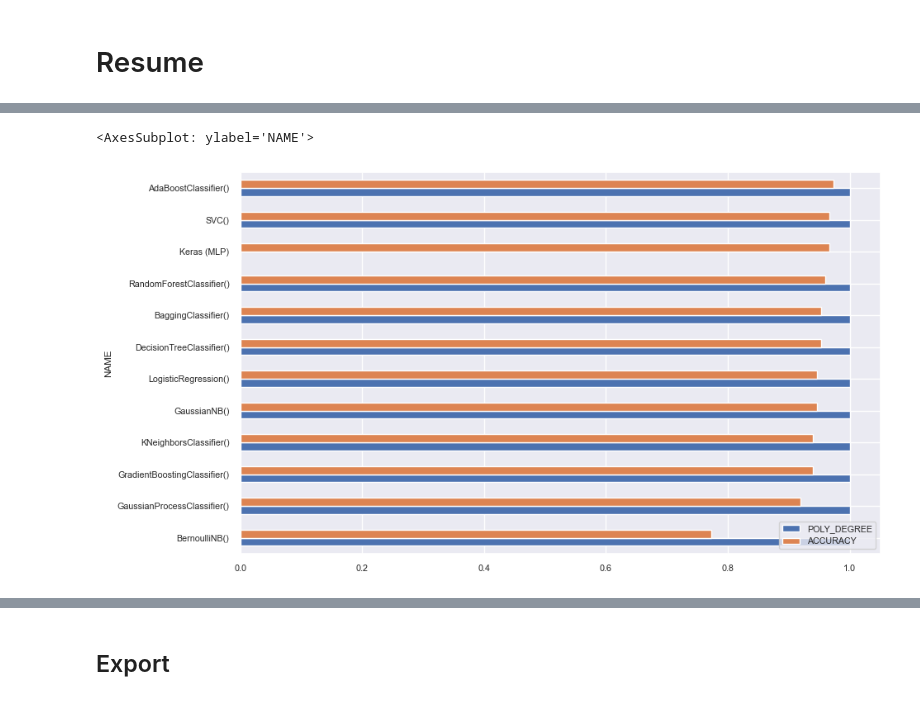
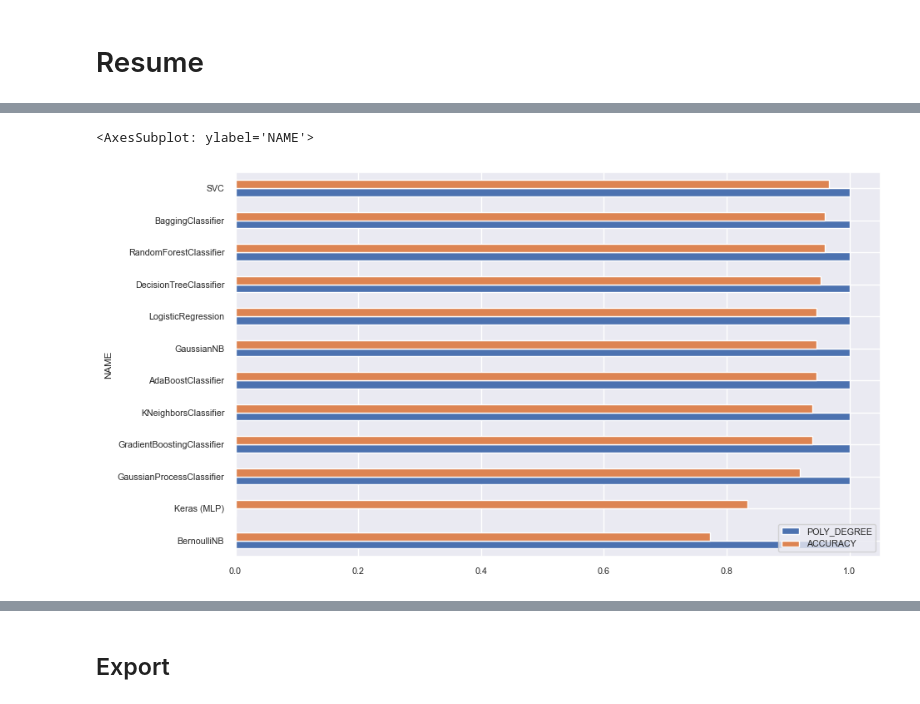
Before and after one commit to kike1985/Machine-Learning, a Jupyter notebook: 0201_Classification_Iris.ipynb, the cells around one changed output, grey strips where cells are left out. Cells and saved outputs as stored; diff of their text form; code cells hidden in the pictures.

```diff
--- a/0201_Classification_Iris.ipynb
+++ b/0201_Classification_Iris.ipynb
@@ -1243,8 +1977,8 @@ The model BaggingClassifier() has a degree of accuracy of 95.33%.
 # %% [markdown]
 ### Boosting
 # %%
-param_grid = {'classifier__model__base_estimator': [LogisticRegression(), DecisionTreeClassifier(),
-                                                    GaussianNB(), BernoulliNB()],
+param_grid = {'classifier__model__estimator': [LogisticRegression(), DecisionTreeClassifier(),
+                                               GaussianNB(), BernoulliNB()],
               'classifier__model__n_estimators': range(1, 21)}
 results, boosting_classifier = my_grid_search_cv(model=AdaBoostClassifier(), X=df, y=targets, results=results,
                                                  param_grid=param_grid, poly_degrees=[1])
@@ -1497,0 +2248,5 @@ Data for neural networks is mostly normalized data, not standardized.
+# %%
+df = outlier_transf.fit_transform(df)
+df = impute_transf.fit_transform(df)
+df = data_transf.fit_transform(df)
+df.head()
@@ -1550,0 +2306,5 @@ Dimensiones de los datos: (149, 4).
+# %%
+df = outlier_transf.inverse_transform(df, inv_outlier_transf_df)
+df = impute_transf.inverse_transform(df, inv_impute_transf_df)
+df = data_transf.inverse_transform(df, inv_data_transf_df)
+df.head()
@@ -1601,18 +2368,26 @@ Non-trainable params: 0
 _________________________________________________________________
 None
 # %%
-pipe = Pipeline(steps=[('preprocessor', preprocessor), ('model', keras_model)])
+pipe = Pipeline(steps=[('outlier', IrisOutlierTransformer()),
+                       ('imputer', IrisImputeTransformer()),
+                       ('transformer', IrisDataTransformer()),
+                       ('preprocessor', preprocessor),
+                       ('model', keras_model)])
 
-target_transformer = OneHotEncoder(sparse=False)
+target_transformer = OneHotEncoder(sparse_output=False)
 
 keras_estimator = MyTransformedTargetClassifier(classifier=pipe,
-                                                transformer=target_transformer)
+                                                target_transformer=target_transformer)
 
-X_val = preprocessor.fit_transform(X=X_test)
+X_val = outlier_transf.fit_transform(X=X_test)
+X_val = impute_transf.fit_transform(X=X_val)
+X_val = data_transf.fit_transform(X=X_val)
+X_val = preprocessor.fit_transform(X=X_val)
+
 y_test_re = np.reshape(y_test.values, (-1, 1))
 y_val = target_transformer.fit_transform(y_test_re)
 
-keras_estimator.fit(X_train, y_train, model__batch_size=64, model__epochs=200, model__verbose=1,
+keras_estimator.fit(X_train, y_train, model__batch_size=64, model__epochs=100, model__verbose=1,
                     model__shuffle=True, model__callbacks=[],
                     model__validation_data=(X_val, y_val))
 # %% [output]
@@ -1755,9 +2540,9 @@ results_sort
 # %%
-plt.rc('figure', figsize=(10, 6))
+plt.rc('figure', figsize=(10, results_sort.shape[0]*.5))
 results_sort[::-1].set_index('NAME').plot.barh(rot=0)
 # %% [output]
 <AxesSubplot: ylabel='NAME'>
-[figure, old version]
+[figure, new version]
 # %%
 print(
     f'Best tentative algorithm "{results_sort.iloc[0].NAME}" with ACCURACY={results_sort.iloc[0].ACCURACY}.')
```
Also changed, not shown: parts of 142 cells of this notebook, 1 other file.
